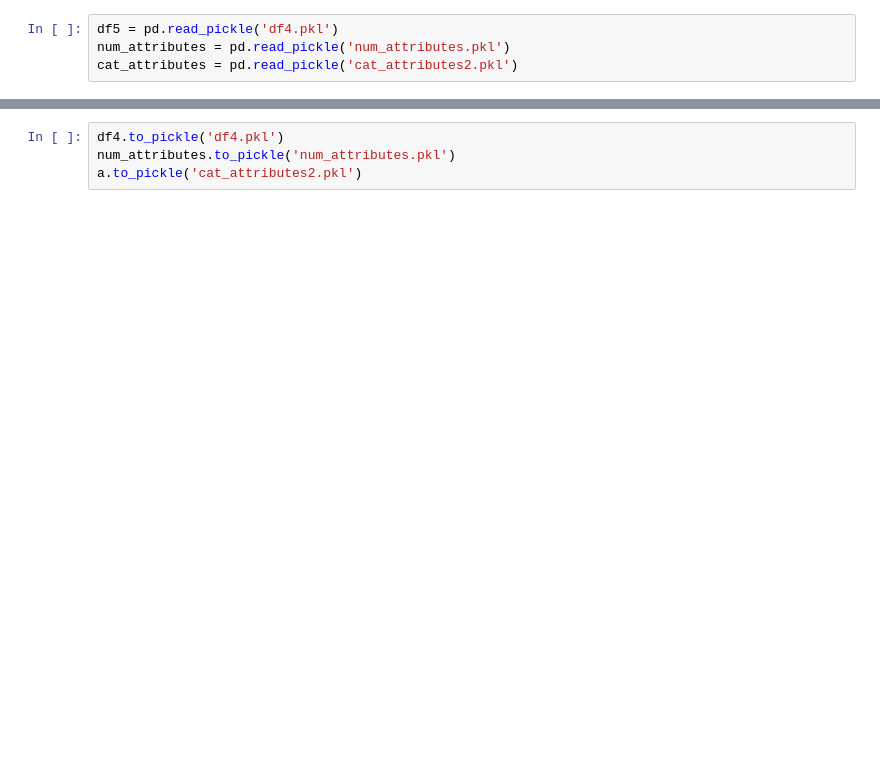
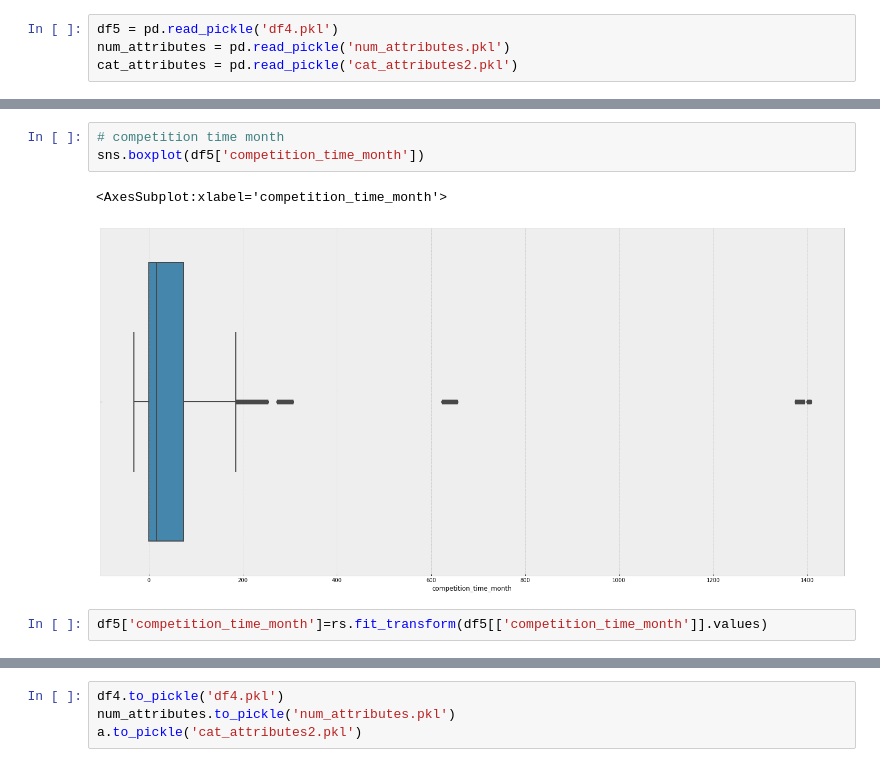
Before and after one commit to soaresvml/dsemproducao, a Jupyter notebook: m05_v01_store_sales_prediction.ipynb, the cells around one changed output, grey strips where cells are left out. Saved outputs shown, nothing was run; the diff lists cells and outputs as text; blank space fills up the shorter version.

```diff
--- a/m05_v01_store_sales_prediction.ipynb
+++ b/m05_v01_store_sales_prediction.ipynb
@@ -20,0 +61,8 @@ cat_attributes = pd.read_pickle('cat_attributes2.pkl')
+# %%
+# competition time month
+sns.boxplot(df5['competition_time_month'])
+# %% [output]
+<AxesSubplot:xlabel='competition_time_month'>
+[figure, added]
+# %%
+df5['competition_time_month']=rs.fit_transform(df5[['competition_time_month']].values)
```
Also changed, not shown: parts of 29 cells of this notebook.
